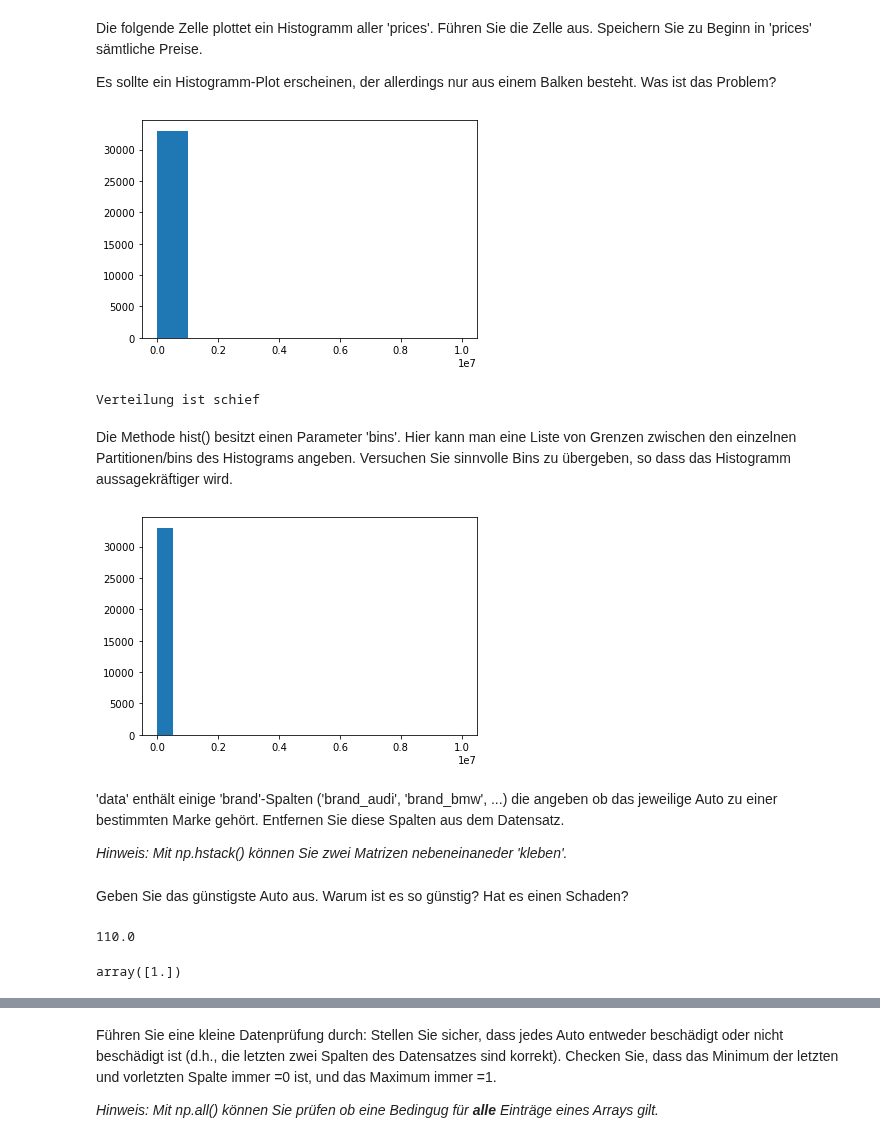
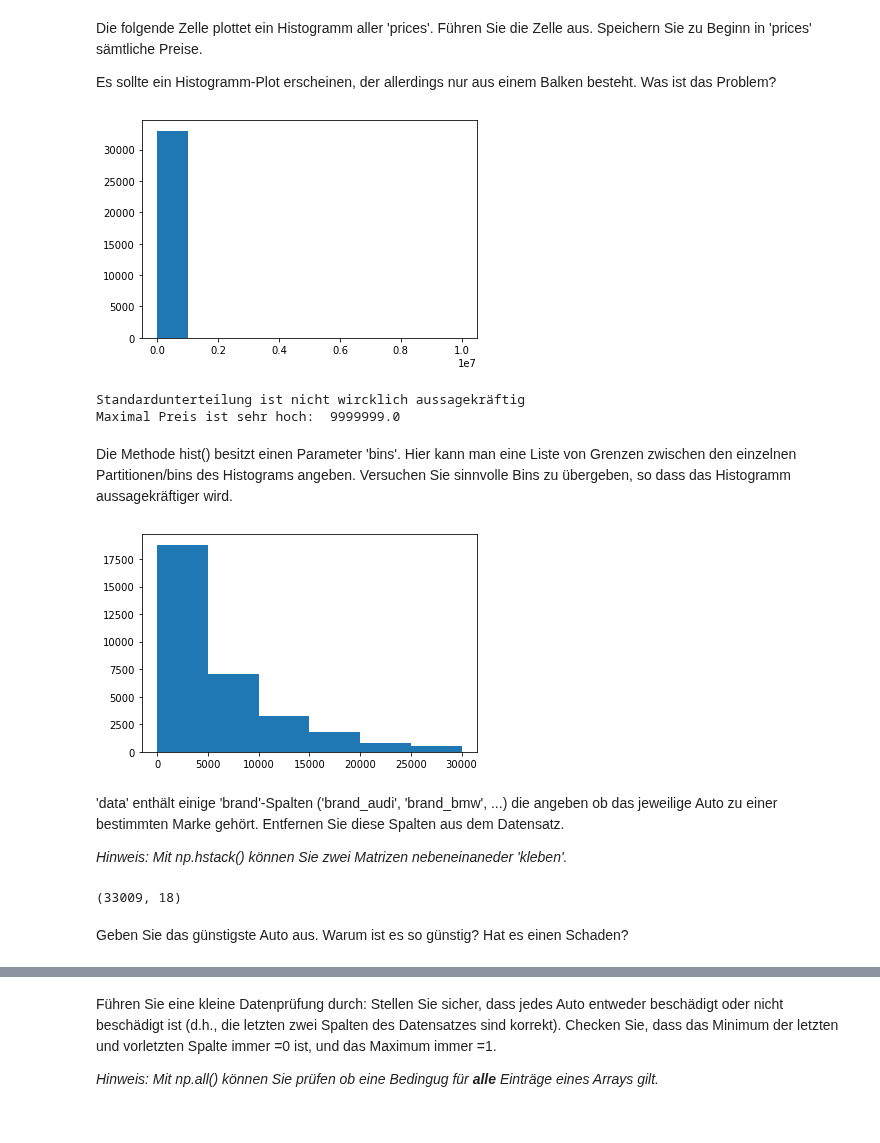
Before and after one commit to MarkusMueller-DS/Statistics_S3, a Jupyter notebook: statwr-01-cars-on-e-bay.ipynb, the cells around one changed output, grey strips where cells are left out. Saved outputs shown, nothing was run; the diff lists cells and outputs as text; code cells hidden in the pictures.

```diff
--- a/statwr-01-cars-on-e-bay.ipynb
+++ b/statwr-01-cars-on-e-bay.ipynb
@@ -50,24 +51,24 @@ Die folgende Zelle plottet ein Histogramm aller 'prices'. Führen Sie die Zelle
 
 Es sollte ein Histogramm-Plot erscheinen, der allerdings nur aus einem Balken besteht. Was ist das Problem?
 # %%
-prices = data[:,0]
-
 # display histogram of prices
 import matplotlib.pyplot as plt
 plt.hist(prices)
 plt.show()
 
-print("Verteilung ist schief")
+print("Standardunterteilung ist nicht wircklich aussagekräftig")
+print("Maximal Preis ist sehr hoch: ", np.max(prices))
 # %% [output]
 [figure]
-Verteilung ist schief
+Standardunterteilung ist nicht wircklich aussagekräftig
+Maximal Preis ist sehr hoch:  9999999.0
 # %% [markdown]
 Die Methode hist() besitzt einen Parameter 'bins'. Hier kann man eine Liste von Grenzen zwischen den einzelnen Partitionen/bins des Histograms angeben. Versuchen Sie sinnvolle Bins zu übergeben, so dass das Histogramm aussagekräftiger wird.
 # %%
-plt.hist(prices, bins=20)
+plt.hist(prices, bins=[0, 5000, 10000, 15000, 20000, 25000, 30000])
 plt.show()
 # %% [output]
-[figure, old version]
+[figure, new version]
 # %% [markdown]
 'data' enthält einige 'brand'-Spalten ('brand_audi', 'brand_bmw', ...) die angeben ob das jeweilige Auto zu einer bestimmten Marke gehört. Entfernen Sie diese Spalten aus dem Datensatz.
 
@@ -75,17 +76,12 @@ plt.show()
 # %%
 # brans from column 16 to 54
 # the to parameter is exclusive
-data_split_1 = data[:,:55]
-data_split_2 = data[:,55:]
+data_split_1 = data[:,:16]
+data_split_2 = data[:,-2:]
 
-data_splited = np.hstack([data_split_1, data_split_2])
+result = np.hstack([data_split_1, data_split_2])
+result.shape
+# %% [output]
+(33009, 18)
 # %% [markdown]
 Geben Sie das günstigste Auto aus. Warum ist es so günstig? Hat es einen Schaden?
-# %%
-np.min(data[:,0])
-# %% [output]
-110.0
-# %%
-data[data[:,0] == np.min(data[:,0])][:,-1]
-# %% [output]
-array([1.])
```
Also changed, not shown: parts of 7 cells of this notebook.
